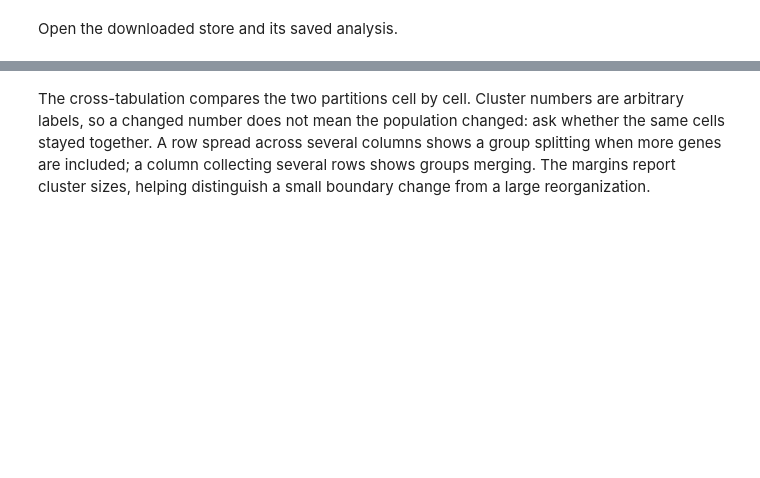
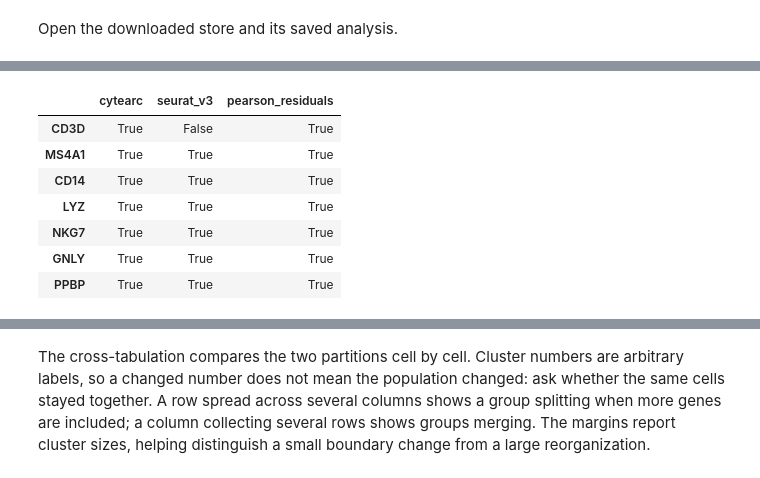
Before and after one commit to NygenAnalytics/CyteArc, a Jupyter notebook: docs/source/tutorials/feature_selection.ipynb, the cells around one changed output, grey strips where cells are left out. Saved outputs shown, nothing was run; the diff lists cells and outputs as text; code cells hidden in the pictures; blank space fills up the shorter version.

```diff
--- a/docs/source/tutorials/feature_selection.ipynb
+++ b/docs/source/tutorials/feature_selection.ipynb
@@ -220,0 +249,23 @@ This comparison keeps all other graph choices fixed. The 500-gene branch comes d
+# %%
+# Select 500 genes with each flavor on the same cells.
+flavor_refs = {
+    flavor: ds.features.hvgs(cell_selection, flavor=flavor, top_n=500, show_plot=False)
+    for flavor in ("cytearc", "seurat_v3", "pearson_residuals")
+}
+
+# Load each selection on the full feature axis.
+flavor_values = {
+    flavor: np.asarray(ds.artifacts.load(ref)["values"][:])
+    for flavor, ref in flavor_refs.items()
+}
+
+# Count the genes that each pair of flavors selects together.
+pd.DataFrame(
+    {
+        first: {
+            second: int((flavor_values[first] & flavor_values[second]).sum())
+            for second in flavor_values
+        }
+        for first in flavor_values
+    }
+)
@@ -220,0 +278,21 @@ This comparison keeps all other graph choices fixed. The 500-gene branch comes d
+# %%
+# Check which flavors keep the lineage markers of this dataset.
+lineage_markers = ["CD3D", "MS4A1", "CD14", "LYZ", "NKG7", "GNLY", "PPBP"]
+pd.DataFrame(
+    {
+        flavor: {
+            gene: bool(values[feature_names.astype(str) == gene].any())
+            for gene in lineage_markers
+        }
+        for flavor, values in flavor_values.items()
+    }
+)
+# %% [output]
+|  | cytearc | seurat_v3 | pearson_residuals |
+| CD3D | True | False | True |
+| MS4A1 | True | True | True |
+| CD14 | True | True | True |
+| LYZ | True | True | True |
+| NKG7 | True | True | True |
+| GNLY | True | True | True |
+| PPBP | True | True | True |
```
Also changed, not shown: parts of 29 cells of this notebook, 35 other files.
